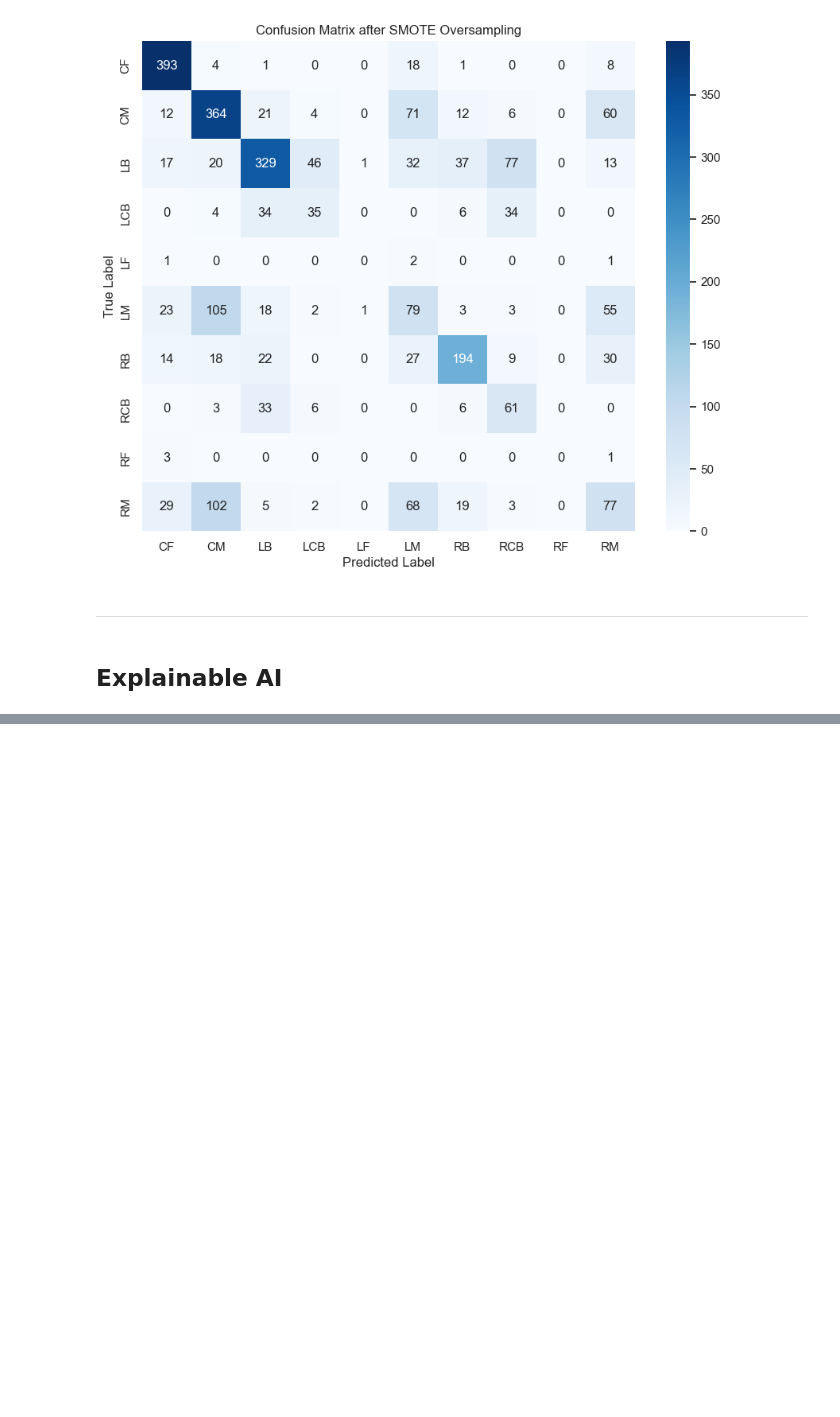
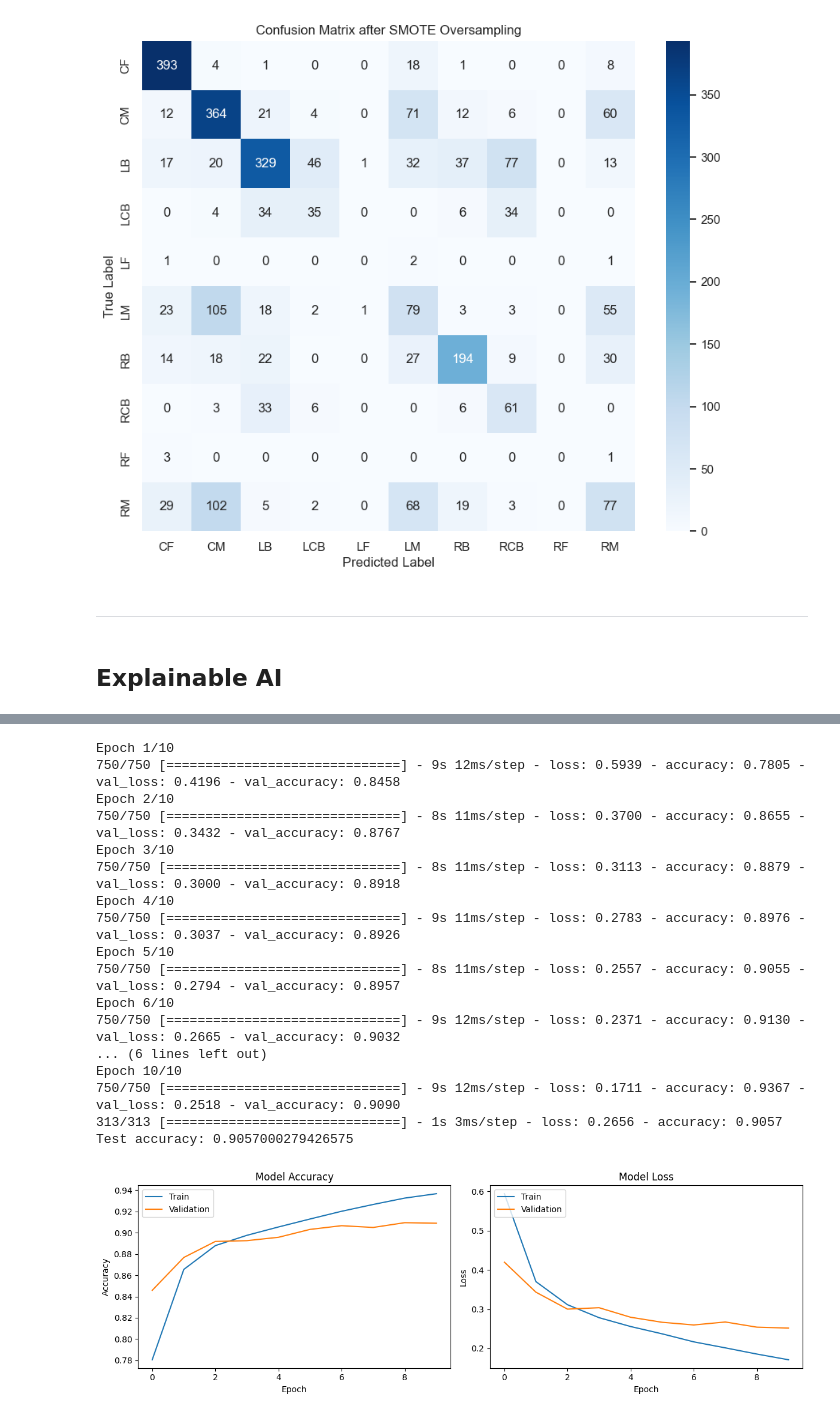
Before and after one commit to alizahedzadeh/Applied-Data-Science-Course-Assignments, a Jupyter notebook: assignments/Assignment 13 Imbalanced Data, Pipelines and AutoML/HW13_Imbalanced Data_Pipelines_AutoML.ipynb, the cells around one changed output, grey strips where cells are left out. Cells and saved outputs as stored; diff of their text form; code cells hidden in the pictures; blank space fills up the shorter version.

```diff
--- a/assignments/Assignment 13 Imbalanced Data, Pipelines and AutoML/HW13_Imbalanced Data_Pipelines_AutoML.ipynb
+++ b/assignments/Assignment 13 Imbalanced Data, Pipelines and AutoML/HW13_Imbalanced Data_Pipelines_AutoML.ipynb
@@ -695,0 +734,79 @@ Accuracy after SMOTE oversampling: 0.57
+# %%
+import tensorflow as tf
+from tensorflow.keras import layers, models
+from tensorflow.keras.datasets import fashion_mnist
+from tensorflow.keras.utils import to_categorical
+import matplotlib.pyplot as plt
+
+# Load and preprocess the data
+(train_images, train_labels), (test_images, test_labels) = fashion_mnist.load_data()
+train_images = train_images.reshape((60000, 28, 28, 1)).astype('float32') / 255
+test_images = test_images.reshape((10000, 28, 28, 1)).astype('float32') / 255
+train_labels = to_categorical(train_labels)
+test_labels = to_categorical(test_labels)
+
+# Build the CNN model
+model = models.Sequential()
+model.add(layers.Conv2D(32, (3, 3), activation='relu', input_shape=(28, 28, 1)))
+model.add(layers.MaxPooling2D((2, 2)))
+model.add(layers.Conv2D(64, (3, 3), activation='relu'))
+model.add(layers.MaxPooling2D((2, 2)))
+model.add(layers.Conv2D(64, (3, 3), activation='relu'))
+model.add(layers.Flatten())
+model.add(layers.Dense(64, activation='relu'))
+model.add(layers.Dense(10, activation='softmax'))
+
+# Compile the model
+model.compile(optimizer='adam',
+              loss='categorical_crossentropy',
+              metrics=['accuracy'])
+
+# Train the model and collect history for visualization
+history = model.fit(train_images, train_labels, epochs=10, batch_size=64, validation_split=0.2)
+
+# Evaluate the model on the test set
+test_loss, test_acc = model.evaluate(test_images, test_labels)
+print(f'Test accuracy: {test_acc}')
+
+# Plot training history
+plt.figure(figsize=(12, 4))
+
+# Plot training & validation accuracy values
+plt.subplot(1, 2, 1)
+plt.plot(history.history['accuracy'])
+plt.plot(history.history['val_accuracy'])
+plt.title('Model Accuracy')
+plt.xlabel('Epoch')
+plt.ylabel('Accuracy')
+plt.legend(['Train', 'Validation'], loc='upper left')
+
+# Plot training & validation loss values
+plt.subplot(1, 2, 2)
+plt.plot(history.history['loss'])
+plt.plot(history.history['val_loss'])
+plt.title('Model Loss')
+plt.xlabel('Epoch')
+plt.ylabel('Loss')
+plt.legend(['Train', 'Validation'], loc='upper left')
+
+plt.tight_layout()
+plt.show()
+# %% [output]
+Epoch 1/10
+750/750 [==============================] - 9s 12ms/step - loss: 0.5939 - accuracy: 0.7805 - val_loss: 0.4196 - val_accuracy: 0.8458
+Epoch 2/10
+750/750 [==============================] - 8s 11ms/step - loss: 0.3700 - accuracy: 0.8655 - val_loss: 0.3432 - val_accuracy: 0.8767
+Epoch 3/10
+750/750 [==============================] - 8s 11ms/step - loss: 0.3113 - accuracy: 0.8879 - val_loss: 0.3000 - val_accuracy: 0.8918
+Epoch 4/10
+750/750 [==============================] - 9s 11ms/step - loss: 0.2783 - accuracy: 0.8976 - val_loss: 0.3037 - val_accuracy: 0.8926
+Epoch 5/10
+750/750 [==============================] - 8s 11ms/step - loss: 0.2557 - accuracy: 0.9055 - val_loss: 0.2794 - val_accuracy: 0.8957
+Epoch 6/10
+750/750 [==============================] - 9s 12ms/step - loss: 0.2371 - accuracy: 0.9130 - val_loss: 0.2665 - val_accuracy: 0.9032
+... (6 lines left out)
+Epoch 10/10
+750/750 [==============================] - 9s 12ms/step - loss: 0.1711 - accuracy: 0.9367 - val_loss: 0.2518 - val_accuracy: 0.9090
+313/313 [==============================] - 1s 3ms/step - loss: 0.2656 - accuracy: 0.9057
+Test accuracy: 0.9057000279426575
+[figure, added]
```
Also changed, not shown: parts of 31 cells of this notebook.
